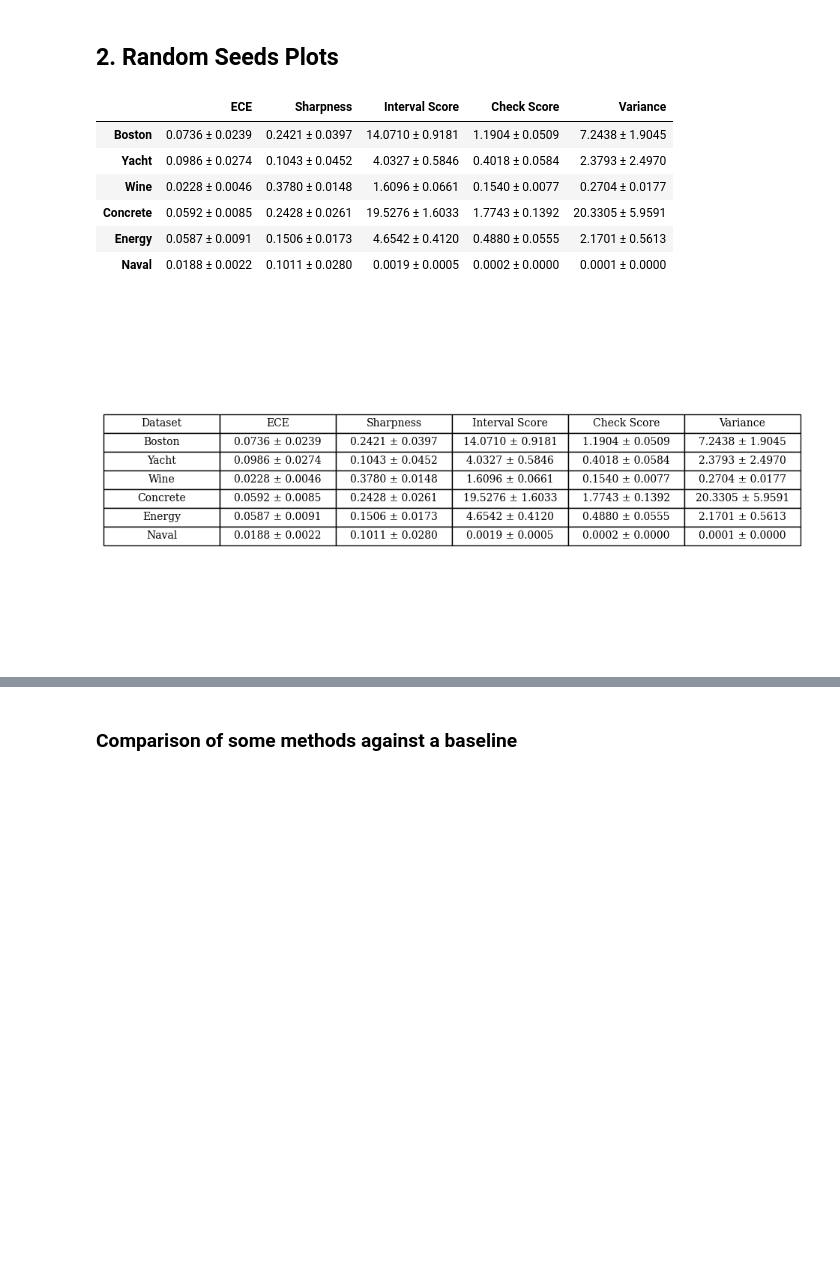
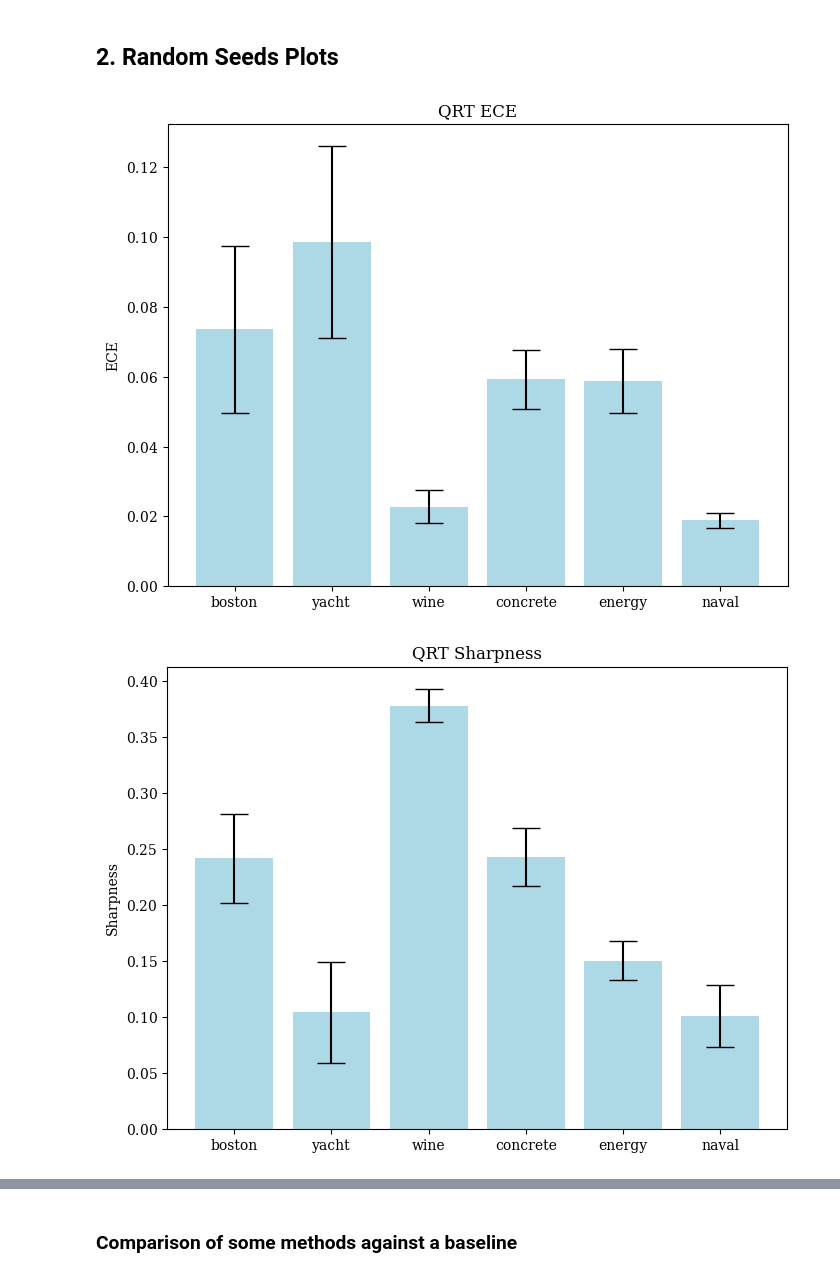
Before and after one commit to tyxcat/quantile-recalibration-training, a Jupyter notebook: create_figures.ipynb, the cells around one changed output, grey strips where cells are left out. Drawn from its saved outputs; the diff is of its cells as text; code cells hidden in the pictures; blank space fills up the shorter version.

```diff
--- a/create_figures.ipynb
+++ b/create_figures.ipynb
@@ -161,13 +161,14 @@ import matplotlib.pyplot as plt
 
 plt.rcParams['font.family'] = 'serif'
 plt.rcParams['font.serif'] = ['Times New Roman'] + plt.rcParams['font.serif']
-
+plt.rcParams['text.usetex'] = False
 show_plot_details = False #@param {type:"boolean"}
-plot_table = True #@param {type:"boolean"}
-plot_bar_graph = False #@param {type:"boolean"}
+plot_table = False #@param {type:"boolean"}
+plot_bar_graph = True #@param {type:"boolean"}
 
 
-datasets = ['Boston', 'Yacht', 'Wine', 'Concrete', 'Energy', 'Naval']
+datasets = ['boston', 'yacht', 'wine', 'concrete', 'energy', 'naval']
+dataset_name = 'yacht'
 title = "QRT Results"
 ECE_KEY = "calib_l1"
 SHARPNESS_KEY = "sharpness"
@@ -201,7 +202,7 @@ if show_plot_details:
         ax = axes[dataset_index][0].set_ylabel(f'{dataset_name}')
         for seed_index in range(1, 6):
             ax = axes[dataset_index][seed_index - 1]
-            config = load_config(f'logs/{dataset_name.lower()}_{seed_index}')
+            config = load_config(f'logs/{dataset_name}_{seed_index}')
             reload_df = True
             df = load_df(config, tuning=True) if reload_df else None
 
@@ -246,7 +247,7 @@ for dataset_index, dataset_name in enumerate(datasets):
     test_sharpness_list = []
     metrics[dataset_name] = {}
     for seed_index in range(1, 6):
-        config = load_config(f'logs/{dataset_name.lower()}_{seed_index}')
+        config = load_config(f'logs/{dataset_name}_{seed_index}')
         reload_df = True
         df = load_df(config, tuning=True)
         metrics_for_one_run = df['metrics'].iloc[0]
@@ -268,39 +269,33 @@ if plot_bar_graph:
         ax.bar(datasets, means, yerr=stds, capsize=10, color=['lightblue'])
 
         ax.set_ylabel(metric_name)
         ax.set_title(f'QRT {metric_name}')
         plt.show()
 
 if plot_table:
     metrics_summary = {dataset: {} for dataset in datasets}
     for dataset in datasets:
         for metric_name in EVAL_KEYS.keys():
             mean_value = np.mean(metrics[dataset][metric_name])
             std_value = np.std(metrics[dataset][metric_name])
             metrics_summary[dataset][metric_name] = f'{mean_value:.4f} ± {std_value:.4f}'
 
     # Convert the dictionary to a DataFrame
     metrics_summary_df = pd.DataFrame(metrics_summary).T
 
     # Display the DataFrame as a table
     display(metrics_summary_df)
 
     # Plot a table with the mean and std of the ECE and sharpness over the 5 seeds
     fig, ax = plt.subplots(figsize=(12, 6))
     ax.axis('tight')
     ax.axis('off')
     table_data = metrics_summary_df.reset_index().values.tolist()
     table = ax.table(cellText=table_data, colLabels=metrics_summary_df.columns.insert(0, 'Dataset'), cellLoc='center', loc='center')
     table.auto_set_font_size(False)
     table.set_fontsize(10)
-    table.scale(1, 1.5)
+    table.scale(1.2, 1.2)
     plt.show()
 # %% [output]
-|  | ECE | Sharpness | Interval Score | Check Score | Variance |
-| Boston | 0.0736 ± 0.0239 | 0.2421 ± 0.0397 | 14.0710 ± 0.9181 | 1.1904 ± 0.0509 | 7.2438 ± 1.9045 |
-| Yacht | 0.0986 ± 0.0274 | 0.1043 ± 0.0452 | 4.0327 ± 0.5846 | 0.4018 ± 0.0584 | 2.3793 ± 2.4970 |
-| Wine | 0.0228 ± 0.0046 | 0.3780 ± 0.0148 | 1.6096 ± 0.0661 | 0.1540 ± 0.0077 | 0.2704 ± 0.0177 |
-| Concrete | 0.0592 ± 0.0085 | 0.2428 ± 0.0261 | 19.5276 ± 1.6033 | 1.7743 ± 0.1392 | 20.3305 ± 5.9591 |
-| Energy | 0.0587 ± 0.0091 | 0.1506 ± 0.0173 | 4.6542 ± 0.4120 | 0.4880 ± 0.0555 | 2.1701 ± 0.5613 |
-| Naval | 0.0188 ± 0.0022 | 0.1011 ± 0.0280 | 0.0019 ± 0.0005 | 0.0002 ± 0.0000 | 0.0001 ± 0.0000 |
-[figure, old version]
+[figure, new version]
+[figure, added]
```
Also changed, not shown: parts of 1 cell of this notebook, 7 other files.
